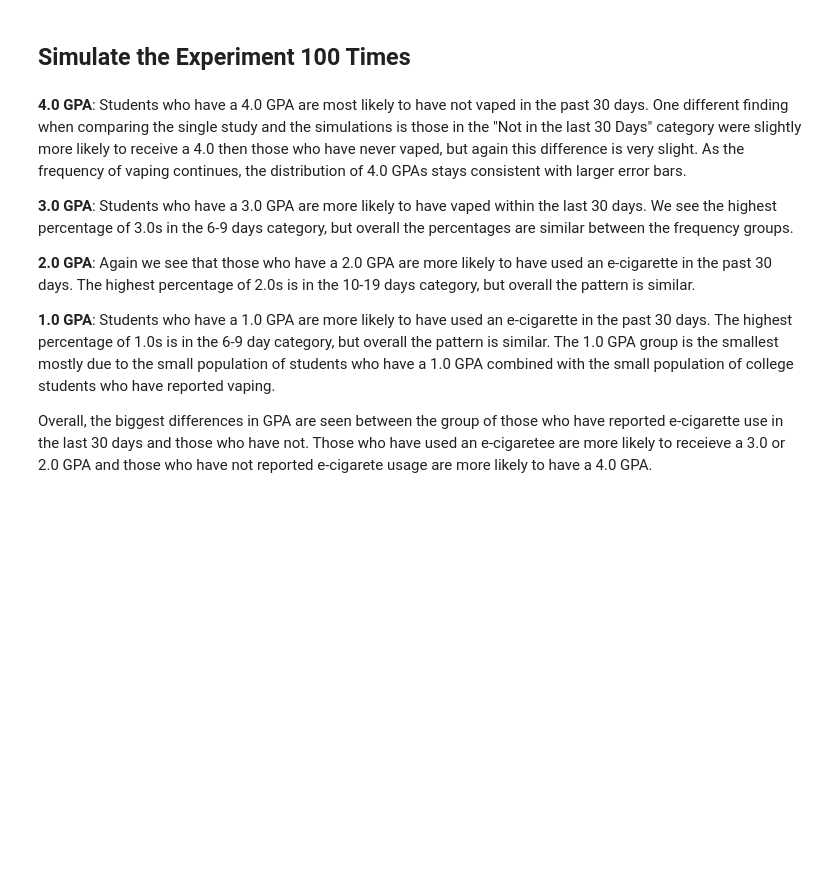
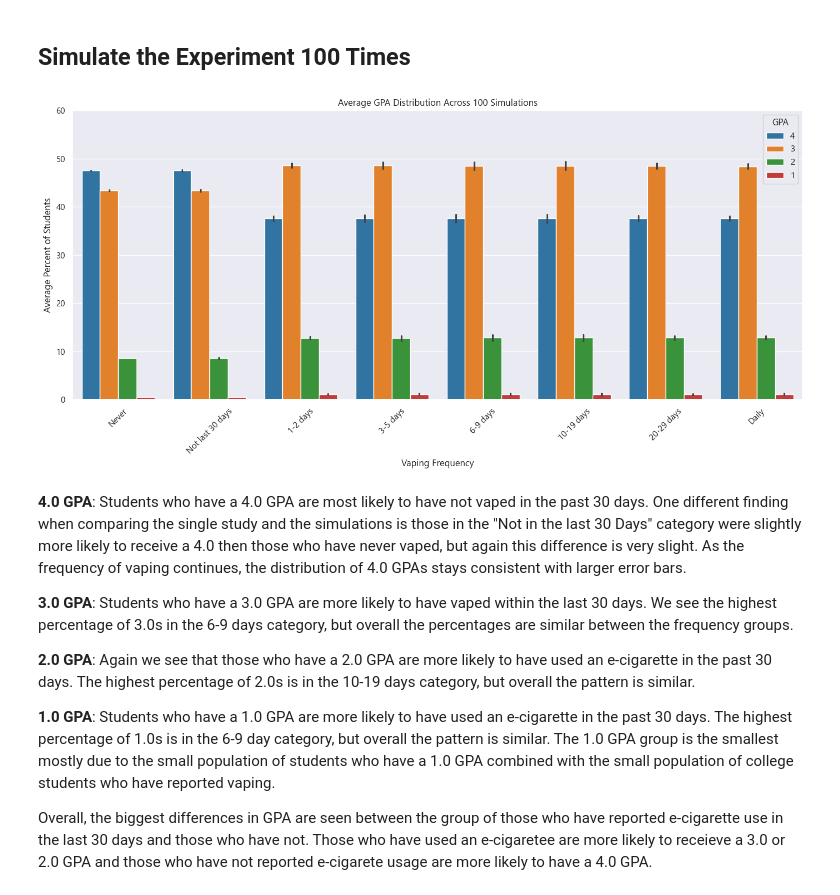
Before and after one commit to cmgboji/Computer-Simulations-Final-Project, a Jupyter notebook: Final Project Report.ipynb, the cells around one changed output. Cells and saved outputs as stored; diff of their text form; code cells hidden in the pictures; blank space fills up the shorter version.

```diff
--- a/Final Project Report.ipynb
+++ b/Final Project Report.ipynb
@@ -376,33 +382,36 @@ warnings.filterwarnings("ignore")
 
 simulations = 100
 all_sim_results = []
 
 for sim in range(simulations):
     df_sim = simulate_vaping_gpa()
     df_sim["sim"] = sim + 1
     all_sim_results.append(df_sim)
 
 # Combine all simulations
 all_sim_df = pd.concat(all_sim_results)
 
 plt.figure(figsize=(14,7))
 sns.barplot(
     data=all_sim_df,
     x="usage",
     y="percent",
     hue="GPA_numeric",
     hue_order=[4,3,2,1],
     palette="tab10",
     ci="sd"   # compute standard deviation automatically
 )
 
 plt.xlabel("Vaping Frequency")
 plt.ylabel("Average Percent of Students")
 plt.title("Average GPA Distribution Across 100 Simulations")
 plt.xticks(rotation=45)
 plt.legend(title="GPA")
 plt.tight_layout()
+plt.ylim(0,60)
 plt.show()
+# %% [output]
+[figure, added]
 # %% [markdown]
 **4.0 GPA**: Students who have a 4.0 GPA are most likely to have not vaped in the past 30 days. One different finding when comparing the single study and the simulations is those in the "Not in the last 30 Days" category were slightly more likely to receive a 4.0 then those who have never vaped, but again this difference is very slight. As the frequency of vaping continues, the distribution of 4.0 GPAs stays consistent with larger error bars.
 
```
Also changed, not shown: parts of 4 cells of this notebook.
